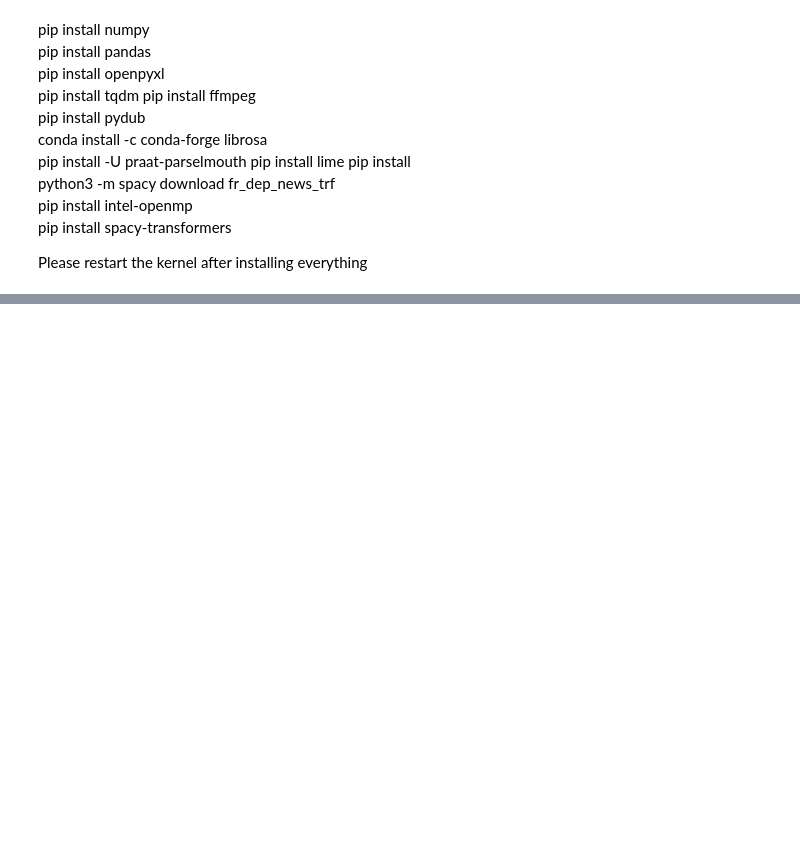
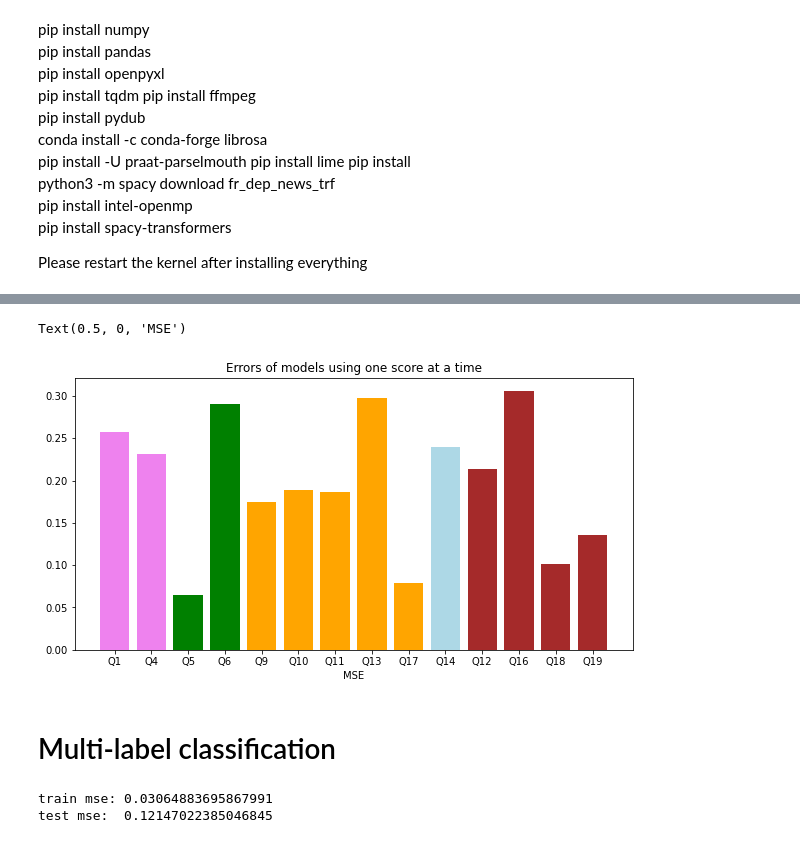
Before and after one commit to Kinzakasmi/Video-Interviews-Analysis, a Jupyter notebook: main.ipynb, the cells around one changed output, grey strips where cells are left out. Cells and saved outputs as stored; diff of their text form; code cells hidden in the pictures; blank space fills up the shorter version.

```diff
--- a/main.ipynb
+++ b/main.ipynb
@@ -69,0 +292,61 @@ feats.to_csv("audio_lexic.csv")
+# %%
+parole = ['Q1','Q4']
+texte = ['Q5','Q6']
+visuel = []
+discours = ['Q9','Q10','Q11','Q13','Q17']
+motivation = ['Q14']
+impression = ['Q12','Q16','Q18','Q19']
+best_scores = parole+texte+visuel+discours+motivation+impression
+
+colors = pd.DataFrame()
+colors['column'] = best_scores
+colors['col'] = colors.apply(lambda c: color(c.column),axis=1)
+
+X_train, X_test, y_train, y_test = train_test_split(feats,scores[best_scores],test_size=0.2, random_state=42)
+
+mse = []
+model = RandomForestRegressor()
+for q in best_scores:
+    y_tr = y_train[q]
+    y_te = y_test[q]
+
+    model.fit(X_train,y_tr)
+    mse.append(mean_squared_error(model.predict(X_test),y_te))
+
+plt.figure(figsize=(10,5))
+plt.bar(best_scores,mse, color=colors['col'])
+plt.title('Errors of models using one score at a time')
+plt.xlabel('Question')
+plt.xlabel('MSE')
+# %% [output]
+Text(0.5, 0, 'MSE')
+[figure, added]
+# %% [markdown]
+# Multi-label classification
+# %%
+import numpy as np
+
+score = scores.copy()
+score['parole'] = score[parole].mean(axis=1)
+score['texte'] = score[texte].mean(axis=1)
+#score['visuel'] = score[visuel].mean(axis=1)
+score['discours'] = score[discours].mean(axis=1)
+score['motivation'] = score[motivation].mean(axis=1)
+score['impression'] = score[impression].mean(axis=1)
+score['all'] = score.mean(axis=1)
+
+score = score[['parole','texte','discours','motivation','impression','all']]
+
+
+X_train, X_test, y_train, y_test = train_test_split(feats,score,test_size=0.2, random_state=42)
+
+model = RandomForestRegressor(n_estimators=50,max_depth=50)
+model.fit(X_train,y_train)
+
+metric = mean_squared_error
+
+print('train mse:',metric(model.predict(X_train),y_train))
+print('test mse: ',metric(model.predict(X_test),y_test))
+# %% [output]
+train mse: 0.03064883695867991
+test mse:  0.12147022385046845
```
Also changed, not shown: parts of 15 cells of this notebook, 2 other files.
